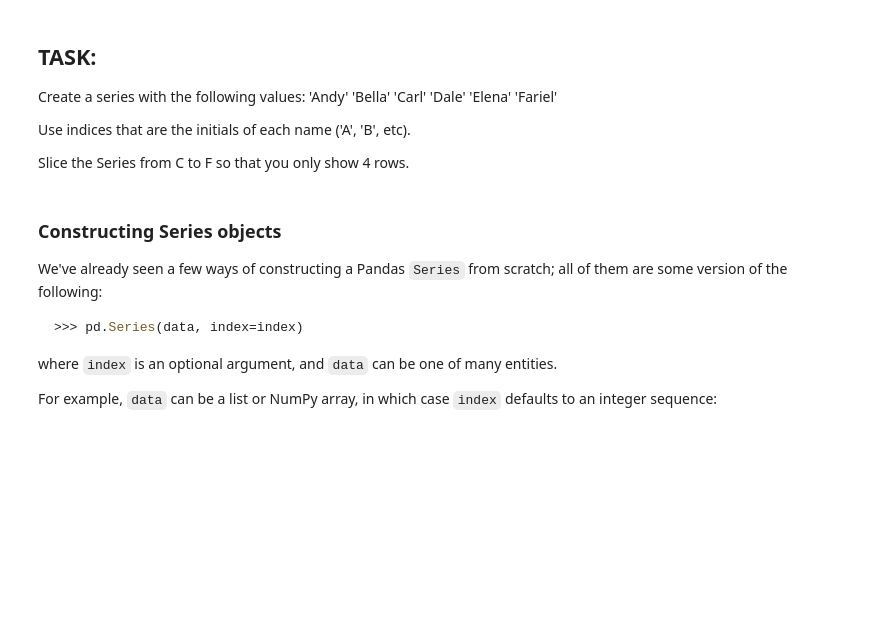
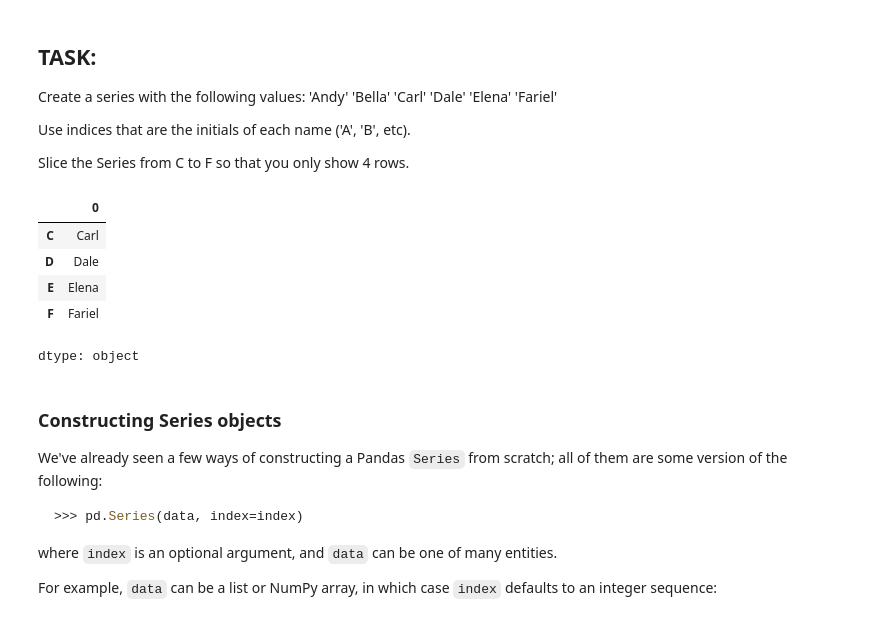
Before and after one commit to devaoneil/cs130_intro, a Jupyter notebook: Introducing_Pandas.ipynb, the cells around one changed output. Saved outputs shown, nothing was run; the diff lists cells and outputs as text; code cells hidden in the pictures; blank space fills up the shorter version.

```diff
--- a/Introducing_Pandas.ipynb
+++ b/Introducing_Pandas.ipynb
@@ -98,13 +151,24 @@ Use indices that are the initials of each name ('A', 'B', etc).
 
 Slice the Series from C to F so that you only show 4 rows.
 # %%
-# Create a series with initials as indices.
-# YOUR CODE HERE
-
-
+names_dict = {'A': 'Andy',
+                   'B':  'Bella',
+                   'C': 'Carl' ,
+                   'D': 'Dale',
+                   'E': 'Elena', 'F': 'Fariel'}
+names = pd.Series(names_dict)
+names
 
 # Slice the series from C to F so that you only show 4 rows.
 # YOUR CODE HERE.
+names['C':'F']
+# %% [output]
+|  | 0 |
+| C | Carl |
+| D | Dale |
+| E | Elena |
+| F | Fariel |
+dtype: object
 # %% [markdown]
 ### Constructing Series objects
 
```
Also changed, not shown: parts of 25 cells of this notebook.
